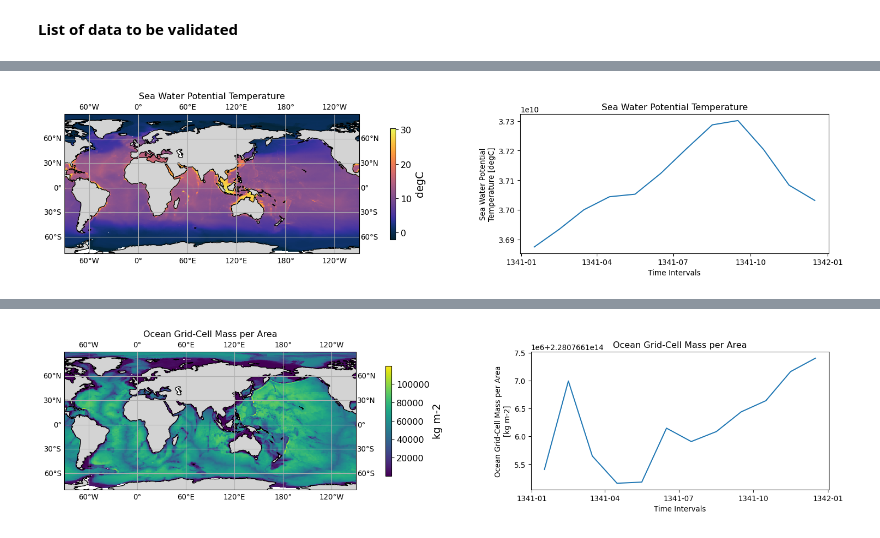
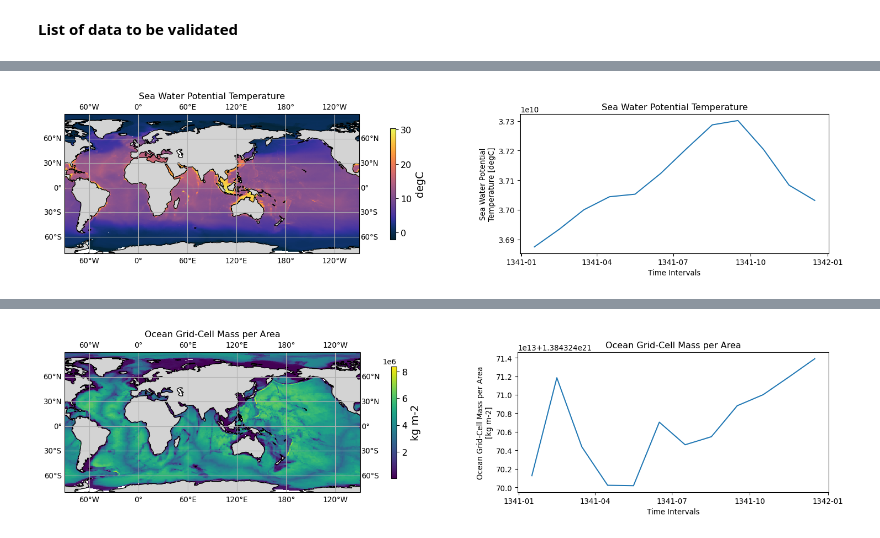
Before and after one commit to YanchunHe/cmip7validate, a Jupyter notebook: notebook_3D.ipynb, the cells around one changed output, grey strips where cells are left out. Saved outputs shown, nothing was run; the diff lists cells and outputs as text; code cells hidden in the pictures.

Commit message:
update for all 3D plots

```diff
--- a/notebook_3D.ipynb
+++ b/notebook_3D.ipynb
@@ -43,6 +50,7 @@ methods =read_variables('data/methods.txt')
 # load compound names
 
 cnames = read_compound_name()
-cnames = ['ocean.thetao.tavg-ol-hxy-sea.mon.glb', 'ocean.masscello.tavg-ol-hxy-sea.mon.glb']
+# examples of compound names:
+#cnames = ['ocean.thetao.tavg-ol-hxy-sea.mon.glb', 'ocean.masscello.tavg-ol-hxy-sea.mon.glb']
 for cname in cnames:
     print(cname)
@@ -52,56 +57,69 @@ ocean.masscello.tavg-ol-hxy-sea.mon.glb
 # %%
+# loop through compound names and plot
+for cname in cnames:
+    mth_vert = 'mean'
+    mth_ts = 'mean'
+    mth_cmap = 'mpl.colormaps["viridis"]'
+    if cname not in methods.keys():
+        print(f"{cname} not found in methods.txt, using default methods for plotting.")
+    else:
+        if methods[cname] is not None:
+            if 'vertical' in methods[cname].keys():
+                mth_vert = methods[cname]['vertical']
 
-for cname in cnames:
-    if 'vertical' in methods[cname].keys():
-        mth_vert = methods[cname]['vertical']
-    else:
-        mth_vert = 'mean'
+            if 'timeseries' in methods[cname].keys():
+                mth_ts = methods[cname]['timeseries']
 
-    if 'timeseries' in methods[cname].keys():
-        mth_ts = methods[cname]['timeseries']
-    else:
-        mth_ts = 'mean'
+            if 'cmap' in methods[cname].keys():
+                mth_cmap = methods[cname]['cmap']
 
-    if 'cmap' in methods[cname].keys():
-        mth_cmap = methods[cname]['cmap']
-    else:
-        mth_cmap = 'mpl.colormaps["viridis"]'
-
+    realm = cname.split('.')[0]
     var = cname.split('.')[1]
     coord = cname.split('.')[2]
+    freq = cname.split('.')[3]
     grid = 'g999'
 
-    if coord != 'tavg-ol-hxy-sea':
+    if realm != 'ocean' or coord != 'tavg-ol-hxy-sea':
         continue
 
-    #data_file = 'masscello_tavg-ol-hxy-sea_mon_glb_g999_DUMMY-MODEL_piControl_r1i1p1f1_134101-134112.nc'
     data_file = var+'_'+coord+'_*_'+grid+'_'+source_id+'_'+experiment_id+'_'+variant_label+'_*.nc'
 
     if not glob.glob(os.path.join(data_path, data_file)):
         continue
 
-    #with xr.open_dataset(os.path.join(data_path, data_file)) as ds:
-    with xr.open_mfdataset(os.path.join(data_path, data_file)) as ds:
+    #with xr.open_mfdataset(os.path.join(data_path, data_file)) as ds:
+    data_file = glob.glob(os.path.join(data_path, data_file))[0]
+    with xr.open_dataset(os.path.join(data_path, data_file)) as ds:
         if var in ds:
             data = ds[var]
         else:
             continue
 
-    data2d = data.mean(dim='lev').where(pmask == 1)
+    if 'lev' not in data.dims:
+        print(f"{cname} does not have vertical dimension 'lev' , skipping vertical aggregation.")
+        continue
 
-    print(f'{cname}')
-    print(f'{data2d.long_name} ({data2d.units})')
-    print(f'vertical aggregation method for 2D plot: {mth_vert}')
-    print(f'timeseries aggregation method for 1D plot: {mth_ts}')
+    if mth_vert == 'mean':
+        data2d = data.mean(dim='lev').where(pmask == 1)
+    elif mth_vert == 'sum':
+        data2d = data.sum(dim='lev').where(pmask == 1)
+    else:
+        raise ValueError(f'Unsupported vertical aggregation method: {mth_vert}')
+
+    print(f'\033[1m{cname}\033[0m')
+    print(f'long name: {data2d.long_name} ({data2d.units})')
+    print(f'vertical aggregation method for 3D->2D plot: {mth_vert}')
+    print(f'timeseries aggregation method for 3D->1D plot: {mth_ts}')
+
+    #ax1 = fig.add_subplot(1, 2, 1, projection=proj)
+    #fig, (ax1, ax2) = plt.subplots( nrows=1, ncols=2, figsize=(12, 5), gridspec_kw={'width_ratios': [2, 1]}, subplot_kw={'projection': proj})
 
     fig = plt.figure(figsize=(16, 3), dpi=96)
     gs = fig.add_gridspec(nrows=1, ncols=2, width_ratios=[2, 1])
     proj = ccrs.PlateCarree(central_longitude=90.0)
 
+    # plot 2D map
     ax1 = fig.add_subplot(gs[0], projection=proj)
-    #ax1 = fig.add_subplot(1, 2, 1, projection=proj)
-    #fig, (ax1, ax2) = plt.subplots( nrows=1, ncols=2, figsize=(12, 5), gridspec_kw={'width_ratios': [2, 1]}, subplot_kw={'projection': proj})
-
     # Plot the mesh
     pm = ax1.pcolormesh(lon, lat, data2d.mean(dim='time'), cmap=eval(mth_cmap), norm=None,
                         transform=ccrs.PlateCarree(), shading='auto', rasterized=True)
@@ -119,20 +137,32 @@ for cname in cnames:
     cb.ax.tick_params(labelsize=12)
     plt.tight_layout()
 
-
     #fig, ax = plot_map2d(lon, lat, data2d.mean(dim='time'), proj='PlateCarree', norm=None, cmap=eval(mth_cmap))
     ax1.coastlines(resolution='110m')
     ax1.add_feature(cfeature.LAND, facecolor='lightgray')
     plt.title(data2d.long_name)
-    #plt.show()
 
-    data1d = (data2d*parea).mean(dim=['j', 'i'])
+    # plot 1D timeseries
+    if mth_ts == 'mean':
+        data1d = (data2d*parea).mean(dim=['j', 'i'])
+    elif mth_ts == 'sum':
+        data1d = (data2d*parea).sum(dim=['j', 'i'])
+    else:
+        raise ValueError(f'Unsupported timeseries method: {mth_ts}')
 
+    data1d = data1d.load()  # or .compute()
+    ax2 = fig.add_subplot(gs[1])
+    if data1d.sizes["time"] < 2:
+        ax2.text(0.1, 0.8, (f"global {mth_ts} value: {data1d.values[0]} {data1d.units}"))
+        ax2.text(0.1, 0.6, ("less than 2 time steps."))
+        ax2.text(0.1, 0.4, ("skipping timeseries plot."))
+    else:
+        data1d.plot(ax=ax2)
 
-    #fig1d = plt.figure()
-    ax2 = fig.add_subplot(gs[1])
-    data1d.plot(ax=ax2)
     plt.title(data1d.long_name)
     plt.show()
+
+    del data, data2d, data1d
+    del ax1, ax2, pm, cb, gl, fig
 # %% [output]
 ocean.thetao.tavg-ol-hxy-sea.mon.glb
@@ -147 +177 @@ Timeseries plot, aggregation method: sum
-[figure, old version]
+[figure, new version]
```
Also changed, not shown: parts of 5 cells of this notebook, 4 other files.
